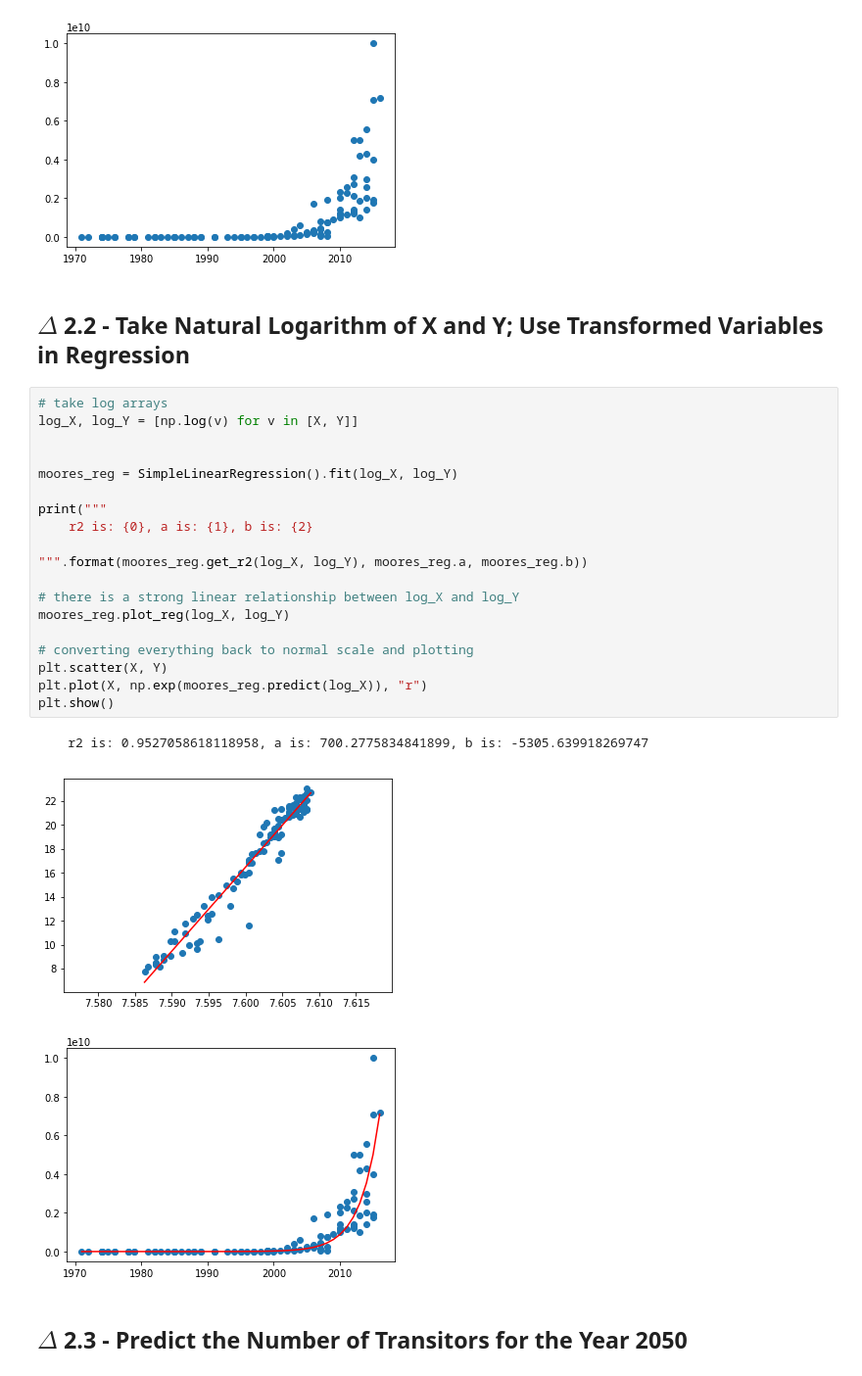
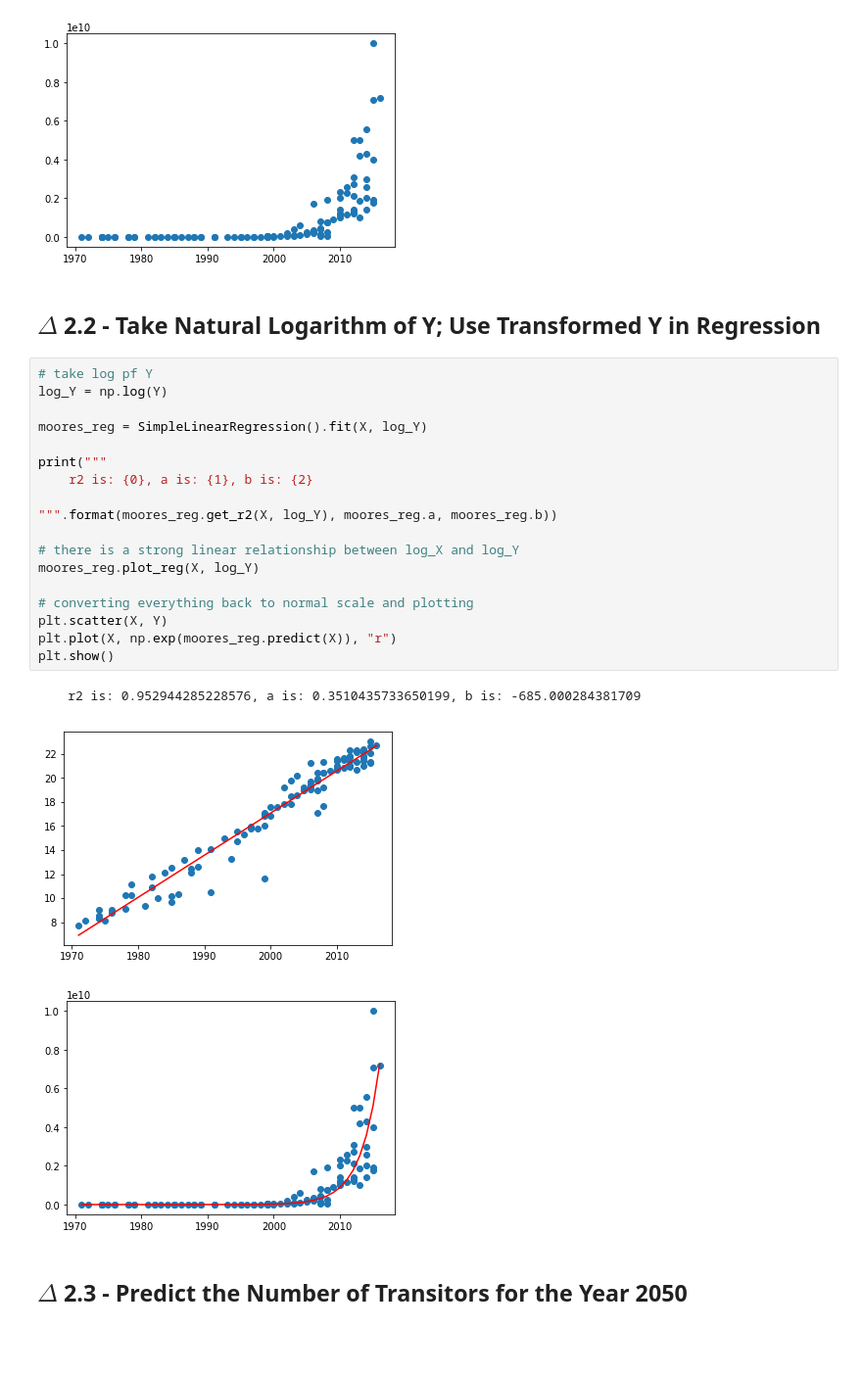
Before and after one commit to Rs111/analyze_this, a Jupyter notebook: moores_law/Hand-Made Linear Regression to Explore Moore's Law.ipynb, the cells around one changed output. Shown at 98% size. Saved outputs shown, nothing was run; the diff lists cells and outputs as text; blank space fills up the shorter version.

Commit message:
Fixed bug in moores law notebook

```diff
--- a/moores_law/Hand-Made Linear Regression to Explore Moore's Law.ipynb
+++ b/moores_law/Hand-Made Linear Regression to Explore Moore's Law.ipynb
@@ -103,29 +105,28 @@ plt.show()
 # %% [output]
 [figure]
 # %% [markdown]
-## $\Delta$ 2.2 - Take Natural Logarithm of X and Y; Use Transformed Variables in Regression
+## $\Delta$ 2.2 - Take Natural Logarithm of Y; Use Transformed Y in Regression
 # %%
-# take log arrays
-log_X, log_Y = [np.log(v) for v in [X, Y]]
+# take log pf Y
+log_Y = np.log(Y)
 
-
-moores_reg = SimpleLinearRegression().fit(log_X, log_Y)
+moores_reg = SimpleLinearRegression().fit(X, log_Y)
 
 print("""
     r2 is: {0}, a is: {1}, b is: {2}
 
-""".format(moores_reg.get_r2(log_X, log_Y), moores_reg.a, moores_reg.b))
+""".format(moores_reg.get_r2(X, log_Y), moores_reg.a, moores_reg.b))
 
 # there is a strong linear relationship between log_X and log_Y
-moores_reg.plot_reg(log_X, log_Y)
+moores_reg.plot_reg(X, log_Y)
 
 # converting everything back to normal scale and plotting
 plt.scatter(X, Y)
-plt.plot(X, np.exp(moores_reg.predict(log_X)), "r")
+plt.plot(X, np.exp(moores_reg.predict(X)), "r")
 plt.show()
 # %% [output]
-    r2 is: 0.9527058618118958, a is: 700.2775834841899, b is: -5305.639918269747
+    r2 is: 0.952944285228576, a is: 0.3510435733650199, b is: -685.000284381709
-[figure, old version]
+[figure, new version]
 [figure]
 # %% [markdown]
 ## $\Delta$ 2.3 - Predict the Number of Transitors for the Year 2050
```
Also changed, not shown: parts of 4 cells of this notebook.
